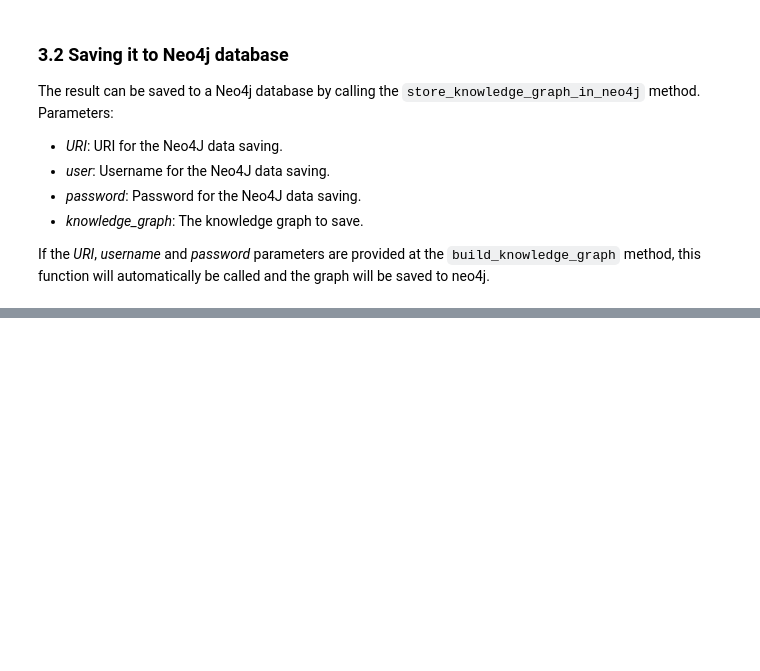
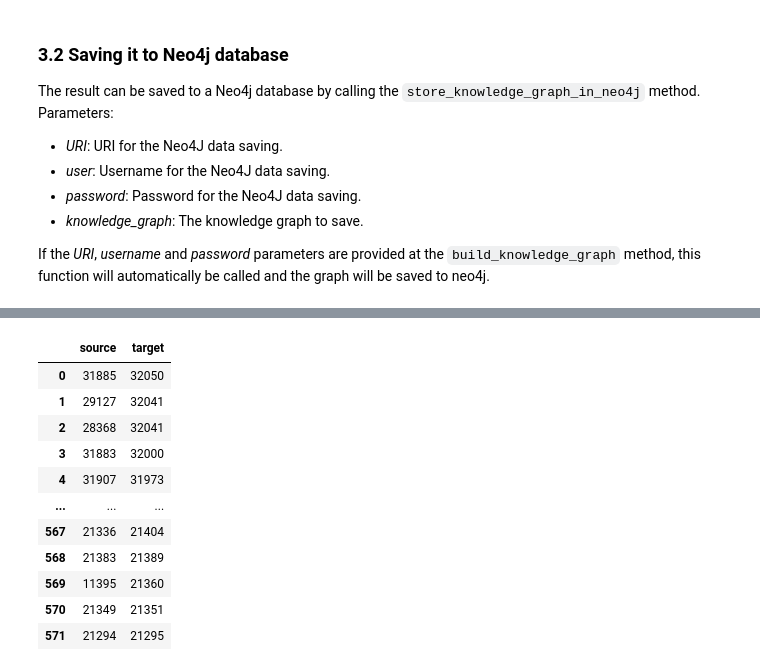
Before and after one commit to hsnlab/code-knowledge-graph, a Jupyter notebook: run.ipynb, the cells around one changed output, grey strips where cells are left out. Cells and saved outputs as stored; diff of their text form; code cells hidden in the pictures; blank space fills up the shorter version.

```diff
--- a/run.ipynb
+++ b/run.ipynb
@@ -105,0 +116,3 @@ Hierarchical graph building successful.
+# %%
+df1 = pd.concat([df1, pd.DataFrame(kgb.pr_file_data)], ignore_index=True).drop_duplicates().reset_index(drop=True)
+df2 = pd.concat([df2, pd.DataFrame(kgb.pr_function_data)], ignore_index=True).drop_duplicates().reset_index(drop=True)
@@ -156,0 +179,90 @@ kgb.store_knowledge_graph_in_neo4j(
+# %%
+import re
+
+
+prs = df1[['pr_number', 'pr_title', 'pr_body', 'pr_open']].drop_duplicates(subset=['pr_number']).rename(columns={'pr_number': 'ID'})
+prs['ID'] = prs['ID'].astype(int)
+issues = repograph['issue_nodes']
+
+
+def get_issue_to_pr_edges(issue_df, pr_df):
+
+    # Issue to PR edges
+    linked_issues = []
+
+    for pr_number in pr_df['ID'].drop_duplicates().tolist():
+        pr_body = pr_df.loc[pr_df['ID'] == pr_number, 'pr_body'].values[0]
+        pr_body = "" if pd.isna(pr_body) else pr_body
+        linked_issue_nums = get_linked_issues(pr_body)
+        linked_issues.append({
+            'pr_number': pr_number,
+            'linked_issues': linked_issue_nums
+        })
+
+    issue_to_pr_edges = validated_linked_issues_to_dataframe(
+        linked_issues,
+        issue_df['ID'].tolist()
+    )
+
+    issue_to_pr_edges = issue_to_pr_edges.rename(columns={
+        'issue_number': 'source',
+        'pr_number': 'target'
+    })
+
+    return issue_to_pr_edges
+
+def extract_issue_references(text):
+    """
+    Extract issue numbers from a text like #123
+    """
+    return list(set(map(int, re.findall(r'#(\d+)', text or ""))))
+
+def get_linked_issues(pr_body):
+    """
+    Get all issues mentioned in the pull request body or comments
+    """
+    linked_issue_numbers = set()
+
+    # PR leírásban keres issue hivatkozásokat
+    linked_issue_numbers.update(extract_issue_references(pr_body))
+
+    # PR kommentjeiben is keres
+    # for comment in pr.get_issue_comments():
+    #     linked_issue_numbers.update(self.extract_issue_references(comment.body))
+
+    return list(linked_issue_numbers)
+
+def validated_linked_issues_to_dataframe(linked_issues_data, existing_issue_numbers):
+    existing_set = set(existing_issue_numbers)
+    records = []
+
+    for item in linked_issues_data:
+        pr_number = item['pr_number']
+
+        for issue_number in item['linked_issues']:
+            if issue_number in existing_set:
+                records.append({
+                    'issue_number': issue_number,
+                    'pr_number': pr_number,
+                })
+
+    return pd.DataFrame(records)
+
+
+issue_pr_edges = get_issue_to_pr_edges(issues, prs)
+
+
+issue_pr_edges
+# %% [output]
+|  | source | target |
+| 0 | 31885 | 32050 |
+| 1 | 29127 | 32041 |
+| 2 | 28368 | 32041 |
+| 3 | 31883 | 32000 |
+| 4 | 31907 | 31973 |
+| ... | ... | ... |
+| 567 | 21336 | 21404 |
+| 568 | 21383 | 21389 |
+| 569 | 11395 | 21360 |
+| 570 | 21349 | 21351 |
+| 571 | 21294 | 21295 |
```
Also changed, not shown: parts of 12 cells of this notebook, 1 other file.
